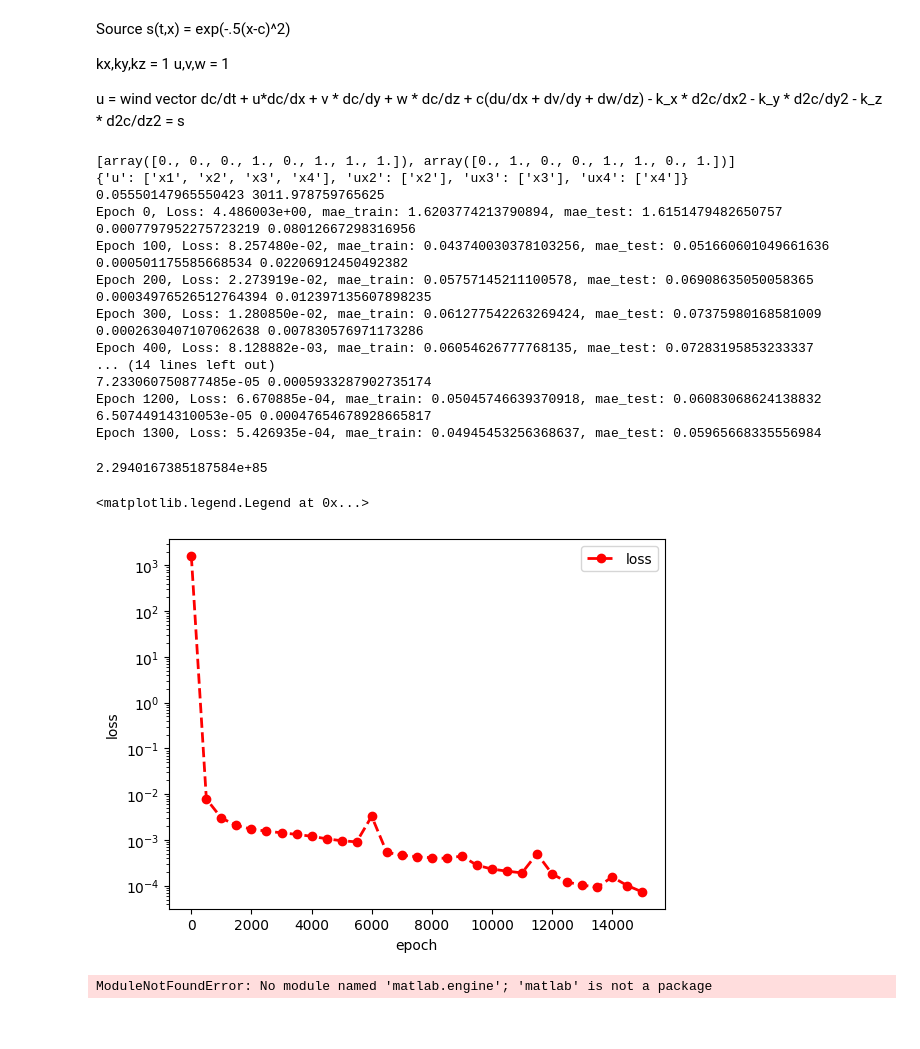
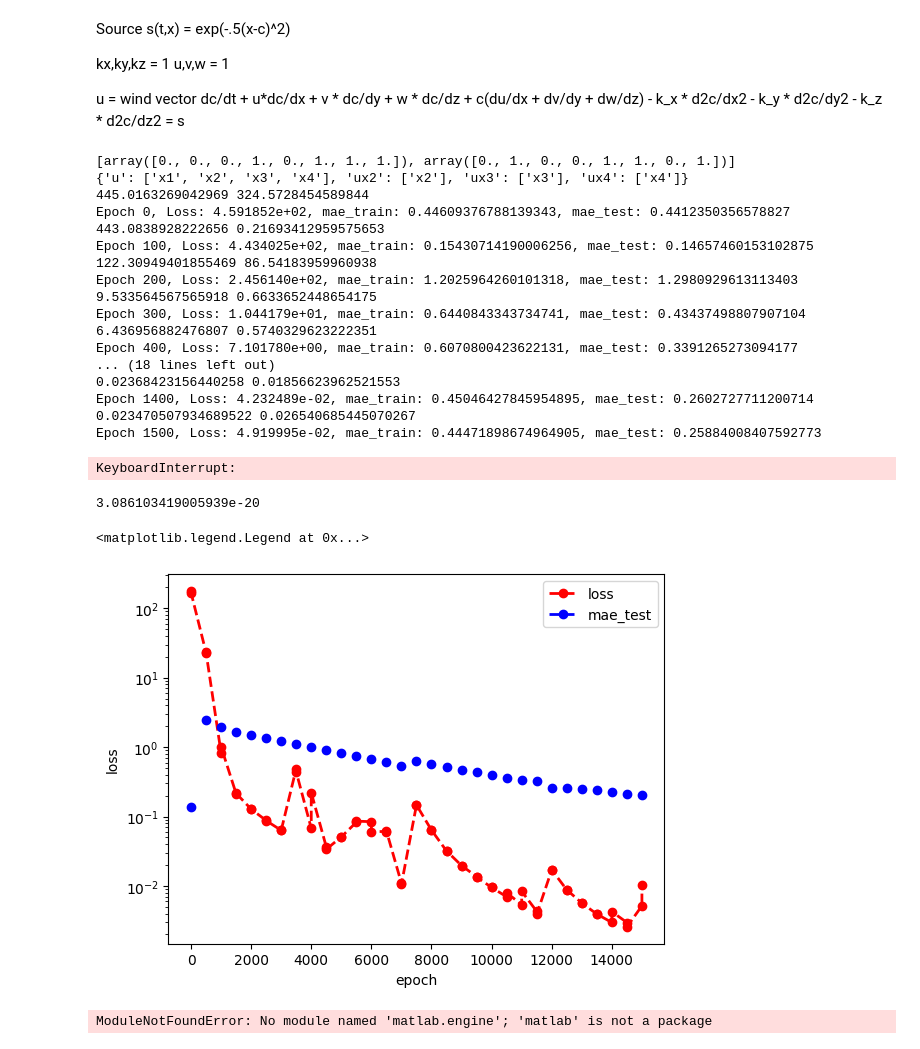
Before and after one commit to andrewholmberg/methane_pinns_practice, a Jupyter notebook: 20240820_methane_pinn.ipynb, the cells around one changed output. Drawn from its saved outputs; the diff is of its cells as text; code cells hidden in the pictures.

Commit message:
creating new methane notebook. This one tests the gaussian puff.

```diff
--- a/20240820_methane_pinn.ipynb
+++ b/20240820_methane_pinn.ipynb
@@ -52,7 +52,7 @@ def linspace_edges(min_vals, max_vals,num):
     return X
 print(linspace_edges([0,0],[1,1],2))
 
-n = 1000
+n = 100
 # Training data
 sampler = lhc(d=4)
 sample = sampler.random(n=n)
@@ -65,10 +65,10 @@ X3 = np.transpose(lhc_pts)[2]
 X4 = np.transpose(lhc_pts)[3]
 
 le = linspace_edges(dm_lb,dm_ub,4)
-X1 = torch.tensor(np.concatenate((X1,le[0]))).float()
-X2 = torch.tensor(np.concatenate((X2,le[1]))).float()
-X3 = torch.tensor(np.concatenate((X3,le[2]))).float()
-X4 = torch.tensor(np.concatenate((X4,le[3]))).float()
+X1 = torch.tensor(np.concatenate((X1,le[0],np.linspace(0,10,20), np.random.rand(50)*10))).float()
+X2 = torch.tensor(np.concatenate((X2,le[1],[0]*20,np.random.rand(50)*2))).float()
+X3 = torch.tensor(np.concatenate((X3,le[2],[0]*20,np.random.rand(50)*2))).float()
+X4 = torch.tensor(np.concatenate((X4,le[3],[5]*20,np.random.rand(50)*2+4))).float()
 
 icn = 30
 bn = 10
@@ -106,8 +106,8 @@ X4 = torch.concat([X4,X40])
 
 
 z0 = 5
-q = 1
-physics_loss = {"conditions": [lambda u, x2, x3, x4, ux1, ux2, ux3,ux4, ux2x2, ux3x3, ux4x4: ux1 + 1 * ux2 + 1 * ux3 + 1 * ux4 - 1 * ux2x2 - 1 * ux3x3 - 1 * ux4x4 -  (torch.abs(x2+x3+(x4-z0)) < .0001) * q],
+q = 100
+physics_loss = {"conditions": [lambda u, x2, x3, x4, ux1, ux2, ux3,ux4, ux2x2, ux3x3, ux4x4: ux1 + 1 * ux2 + 1 * ux3 + 1 * ux4 - 1 * ux2x2 - 1 * ux3x3 - 1 * ux4x4 -  (torch.abs(x2+x3+(x4-z0)) < .0000001) * q],
 
                 "condition_weights" : [1],
                 "points" : {"x1" : X1,
@@ -126,15 +126,15 @@ boundary_loss = {"points" : {"u"  : U0,
 
 model = PINN(layers=[4,100,100,100,1], physics_loss = physics_loss, boundary_loss = boundary_loss)
 
-optimizer = optim.Adam(model.parameters(),lr=.01)
+optimizer = optim.Adam(model.parameters(),lr=.003)
 
 # Create the learning rate scheduler
-scheduler = lr_scheduler.StepLR(optimizer, step_size=3000, gamma=0.5)
-# scheduler = None
+# scheduler = lr_scheduler.StepLR(optimizer, step_size=3000, gamma=0.5)
+scheduler = None
 
 max_epochs = 15000
-u=1
-v=1
+u=.7
+v=.7
 vz=1
 vy=1
 actual = lambda t,x,y,z : (q/(((2*np.pi)**1.5)*(vy**2)*vz)) * np.exp(-1*((x-u*t)**2 + (y-v*t)**2))/(2*vy**2) * (
@@ -168,39 +168,43 @@ for epoch in range(max_epochs+1):
 # %% [output]
 [array([0., 0., 0., 1., 0., 1., 1., 1.]), array([0., 1., 0., 0., 1., 1., 0., 1.])]
 {'u': ['x1', 'x2', 'x3', 'x4'], 'ux2': ['x2'], 'ux3': ['x3'], 'ux4': ['x4']}
-0.05550147965550423 3011.978759765625
-Epoch 0, Loss: 4.486003e+00, mae_train: 1.6203774213790894, mae_test: 1.6151479482650757
-0.0007797952275723219 0.08012667298316956
-Epoch 100, Loss: 8.257480e-02, mae_train: 0.043740030378103256, mae_test: 0.051660601049661636
-0.000501175585668534 0.02206912450492382
-Epoch 200, Loss: 2.273919e-02, mae_train: 0.05757145211100578, mae_test: 0.06908635050058365
-0.00034976526512764394 0.012397135607898235
-Epoch 300, Loss: 1.280850e-02, mae_train: 0.061277542263269424, mae_test: 0.07375980168581009
-0.0002630407107062638 0.007830576971173286
-Epoch 400, Loss: 8.128882e-03, mae_train: 0.06054626777768135, mae_test: 0.07283195853233337
-... (14 lines left out)
-7.233060750877485e-05 0.0005933287902735174
-Epoch 1200, Loss: 6.670885e-04, mae_train: 0.05045746639370918, mae_test: 0.06083068624138832
-6.50744914310053e-05 0.00047654678928665817
-Epoch 1300, Loss: 5.426935e-04, mae_train: 0.04945453256368637, mae_test: 0.05965668335556984
+445.0163269042969 324.5728454589844
+Epoch 0, Loss: 4.591852e+02, mae_train: 0.44609376788139343, mae_test: 0.4412350356578827
+443.0838928222656 0.21693412959575653
+Epoch 100, Loss: 4.434025e+02, mae_train: 0.15430714190006256, mae_test: 0.14657460153102875
+122.30949401855469 86.54183959960938
+Epoch 200, Loss: 2.456140e+02, mae_train: 1.2025964260101318, mae_test: 1.2980929613113403
+9.533564567565918 0.6633652448654175
+Epoch 300, Loss: 1.044179e+01, mae_train: 0.6440843343734741, mae_test: 0.43437498807907104
+6.436956882476807 0.5740329623222351
+Epoch 400, Loss: 7.101780e+00, mae_train: 0.6070800423622131, mae_test: 0.3391265273094177
+... (18 lines left out)
+0.02368423156440258 0.01856623962521553
+Epoch 1400, Loss: 4.232489e-02, mae_train: 0.45046427845954895, mae_test: 0.2602727711200714
+0.023470507934689522 0.026540685445070267
+Epoch 1500, Loss: 4.919995e-02, mae_train: 0.44471898674964905, mae_test: 0.25884008407592773
+KeyboardInterrupt:
-# %%
-actual(10,0,0,5)
-# %% [output]
-2.2940167385187584e+85
+# %%
+actual(5,.2,.2,5)
+# %% [output]
+3.086103419005939e-20
 # %%
 import pandas as pd
-status_df = pd.DataFrame(columns = ['epoch','loss'], data = status)
+status_df = pd.DataFrame(columns = ['epoch','loss','mae_train','mae_test'], data = status)
+status_df = status_df[status_df['epoch'] % 500 == 0]
 fig,ax = plt.subplots()
 
 ax.plot(status_df['epoch'], status_df['loss'], 'r--', linewidth=2, marker='o', label='loss')
+# ax.plot(status_df['epoch'], status_df['mae_train'], 'p--', linewidth=2, marker='o', label='mae_train')
+ax.plot(status_df['epoch'], status_df['mae_test'], 'b--', linewidth=2, marker='o', label='mae_test')
 
 ax.set_yscale('log')
 ax.set_xlabel('epoch')
 ax.set_ylabel('loss')
 ax.legend()
 # %% [output]
 <matplotlib.legend.Legend at 0x...>
-[figure, old version]
+[figure, new version]
 # %%
 
 import matlab
```
Also changed, not shown: parts of 3 cells of this notebook.
